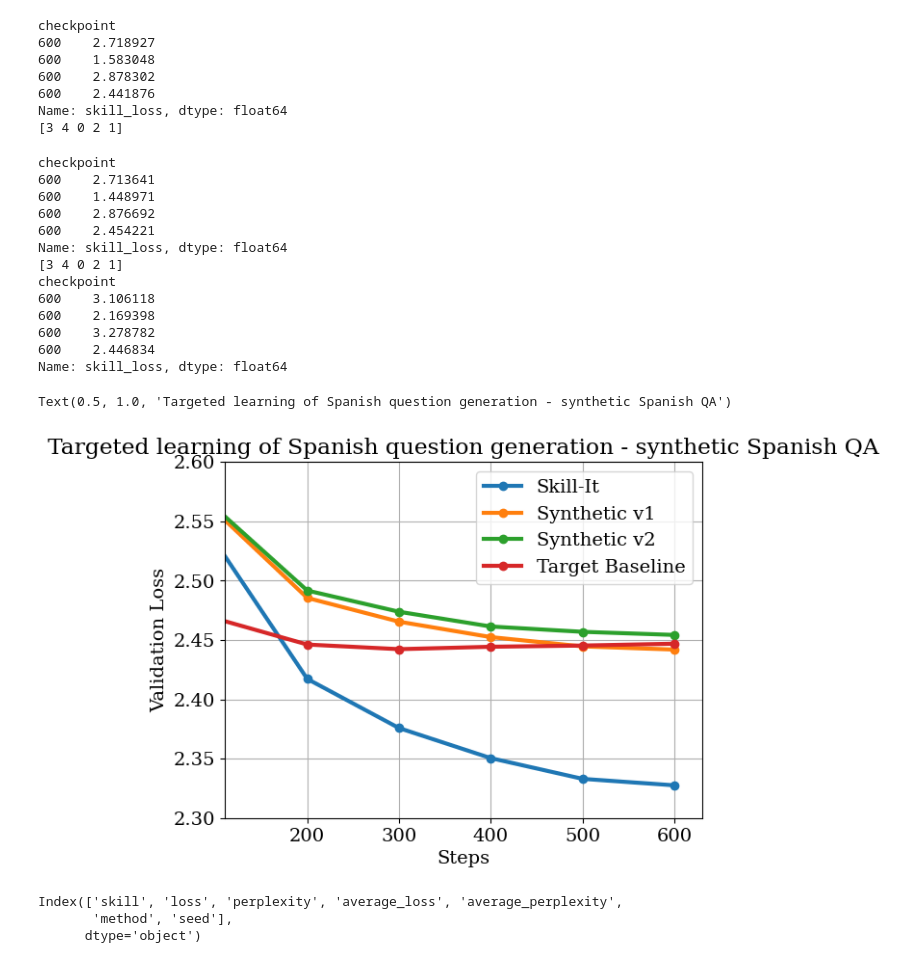
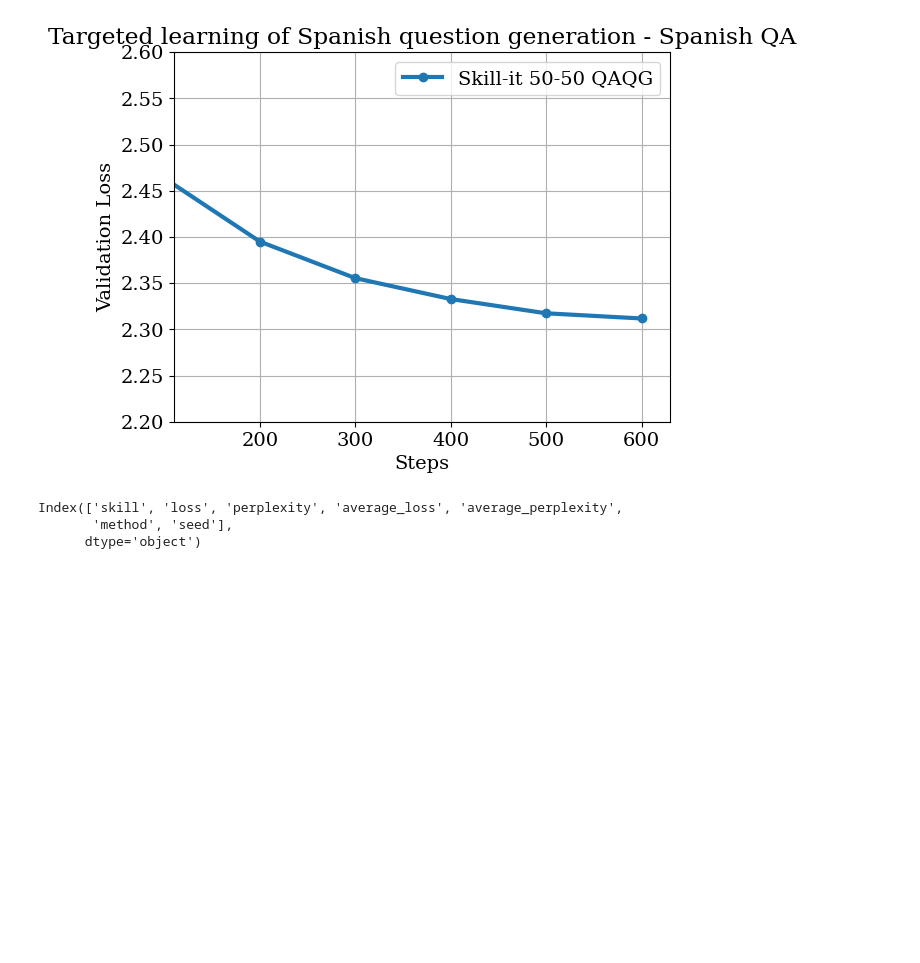
Before and after one commit to lbertge/skill-it, a Jupyter notebook: notebooks/spanish_qg_synthetic.ipynb, the cells around one changed output. Drawn from its saved outputs; the diff is of its cells as text; code cells hidden in the pictures; blank space fills up the shorter version.

Commit message:
Add plotting code for starting proportions experiment

```diff
--- a/notebooks/spanish_qg_synthetic.ipynb
+++ b/notebooks/spanish_qg_synthetic.ipynb
@@ -20,7 +20,12 @@ df_all = pd.DataFrame()
 # 08052024: synthetic data v1
 # 08022024: baselines skillit
 # perp_folders = ["../output/08092024/", "../output/08052024/", "../output/08032024/"]
-perp_folders = ["../output/synthetic_compare/"]
+# perp_folders = ["../output/synthetic_compare/"]
+# perp_folders = ["../output/test_real_095_split"]
+# perp_folders = ["../output/synthetic_fractions2/real_095_split"]
+# perp_folders = ["../output/08212024/"]
+# perp_folders = ["../output/augment/"]
+perp_folders = ["../output/08272024/"]
 # %%
 
 for perp_folder in perp_folders:
@@ -113,25 +122,50 @@ sorted(df_all.method.unique())
 # %%
 
 
-# methods = ["ni_xlingual_600_mixture_question_answering_english_english_question_answer_weights_0001_static",
-#            "ni_xlingual_600_stratified_question_answering_english_english_question_answer_static",
-#            "ni_xlingual_600_mixture_question_answering_english_english_question_answer_targetmask_0001_mean_spanish_qg_normalized_greedy_100_eta_0.8_lookback_3_checkpoints"
-# ]
 methods = [
-    "real",
-    "synthetic_v2",
-    "synthetic_v3",
-    "target_only",
+    # "ni_xlingual_600_mixture_question_answering_english_english_question_answer_weights_0001_static",
+#    "ni_xlingual_600_stratified_question_answering_english_english_question_answer_static",
+#    "real_00_split",
+#    "ni_xlingual_600_mixture_question_answering_english_english_question_answer_weights_0000_static",
+    # "ni_xlingual_600_mixture_question_answering_english_english_question_answer_targetmask_0001_mean_spanish_qg_normalized_greedy_100_eta_0.8_lookback_3_checkpoints",
+#    "target_only",
+   'ni_xlingual_600_mixture_question_answering_spanish_spanish_question_genera_targetmask_01_mean_spanish_qa_qg_only_greedy_100_eta_0.8_lookback_3_checkpoints',
+]
+
+# labels = ["Skill-it", "50-50 spanish QA QG", "Target Only"]
+# labels = ["Skill-it", "Real + Synthetic Augmentation", "Target Only"]
+labels = ["Skill-it 50-50 QAQG"]
+
+# methods = [
+#     "real",
+    # "synthetic_v2",
+    # "synthetic_v3",
+    # "synthetic_v4",
+    # "synthetic_v4_05_split",
+    # "synthetic_v4_075_split",
+    # "synthetic_v4_09_split",
+    # "target_only",
 
     # "ni_xlingual_600_mixture_question_answering_english_english_question_answer_targetmask_0001_mean_spanish_qg_normalized_greedy_100_eta_0.8_lookback_3_checkpoints copy",
     # "english_v3",
     # "ni_xlingual_600_mixture_question_answering_english_english_question_answer_targetmask_0001_mean_spanish_qg_normalized_greedy_100_eta_0.8_lookback_3_checkpoints",
     # "ni_xlingual_600_mixture_question_answering_english_english_question_answer_targetmask_0001_mean_spanish_qg_normalized_greedy_100_eta_0.8_lookback_3_checkpoints",
-]
+# ]
+# labels = [
+#     "Skill-It",
+#     # "Synthetic v1",
+#     # "Synthetic v2",
+#     "Synthetic v4",
+#     "Synthetic v4 (0.5 split)",
+#     "Synthetic v4 (0.75 split)",
+#     "Synthetic v4 (0.9 split)",
+#     "Target Baseline"
+# ]
+
+assert len(methods) == len(labels)
 plt.figure()
 seeds=[0, 1, 2, 3, 4]
 
-labels = ["Skill-It", "Synthetic v1", "Synthetic v2", "Target Baseline"]
 
 for i, method in enumerate(methods):
 
@@ -150,10 +184,10 @@ for i, method in enumerate(methods):
 
 
 plt.xlim(110, )
-plt.ylim(2.3, 2.6)
+plt.ylim(2.2, 2.6)
 plt.xlabel("Steps")
 plt.ylabel("Validation Loss")
 plt.legend(loc='upper right')
 plt.grid()
-plt.title("Targeted learning of Spanish question generation - synthetic Spanish QA")
+plt.title("Targeted learning of Spanish question generation - Spanish QA")
 # %% [output]
@@ -168,25 +200,4 @@ Name: skill_loss, dtype: float64
-checkpoint
-600    2.718927
-600    1.583048
-600    2.878302
-600    2.441876
-Name: skill_loss, dtype: float64
-[3 4 0 2 1]
-checkpoint
-600    2.713641
-600    1.448971
-600    2.876692
-600    2.454221
-Name: skill_loss, dtype: float64
-[3 4 0 2 1]
-checkpoint
-600    3.106118
-600    2.169398
-600    3.278782
-600    2.446834
-Name: skill_loss, dtype: float64
-Text(0.5, 1.0, 'Targeted learning of Spanish question generation - synthetic Spanish QA')
-[figure, old version]
+[figure, new version]
 # %%
 df_all.columns
 # %% [output]
```
Also changed, not shown: parts of 3 cells of this notebook, 5 other files.
